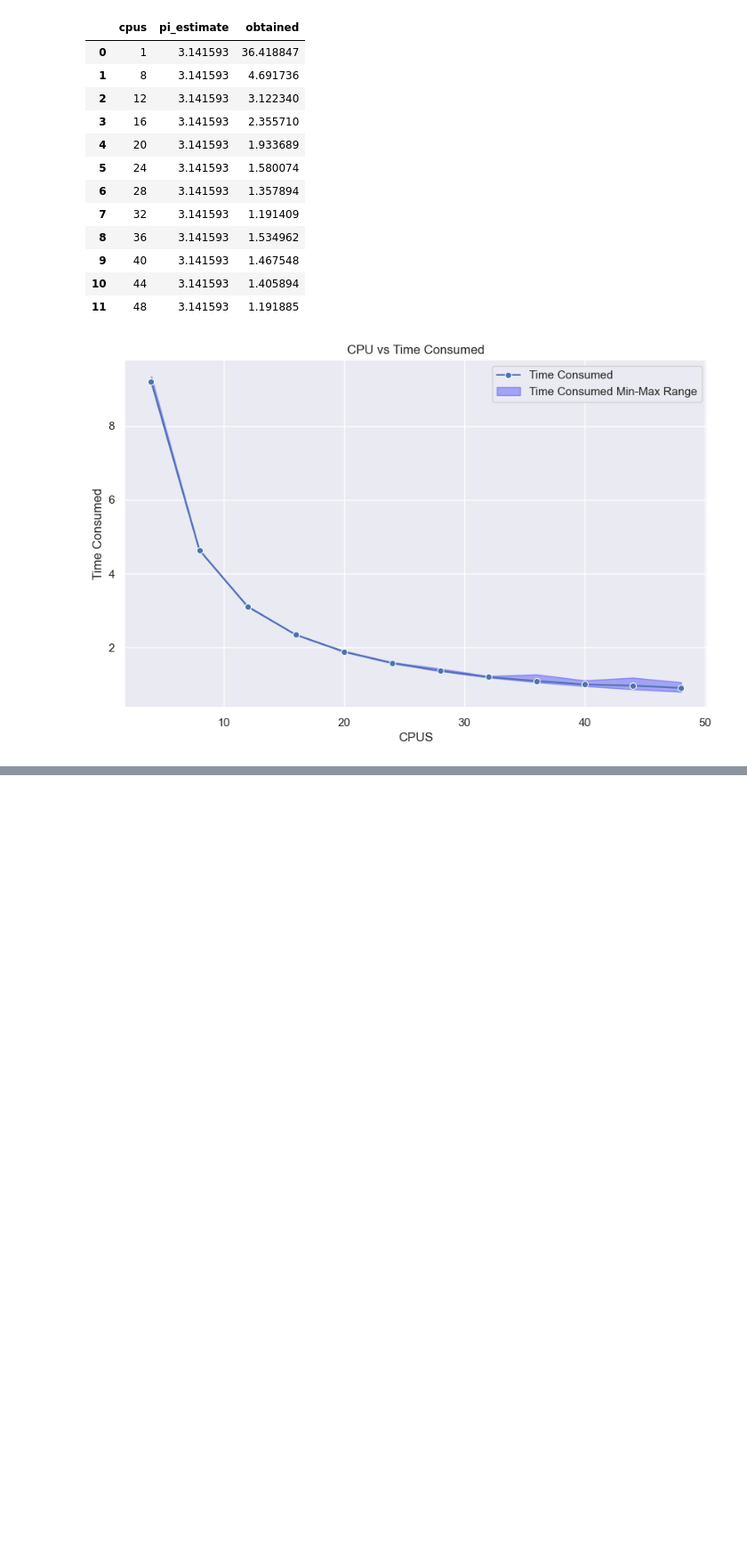
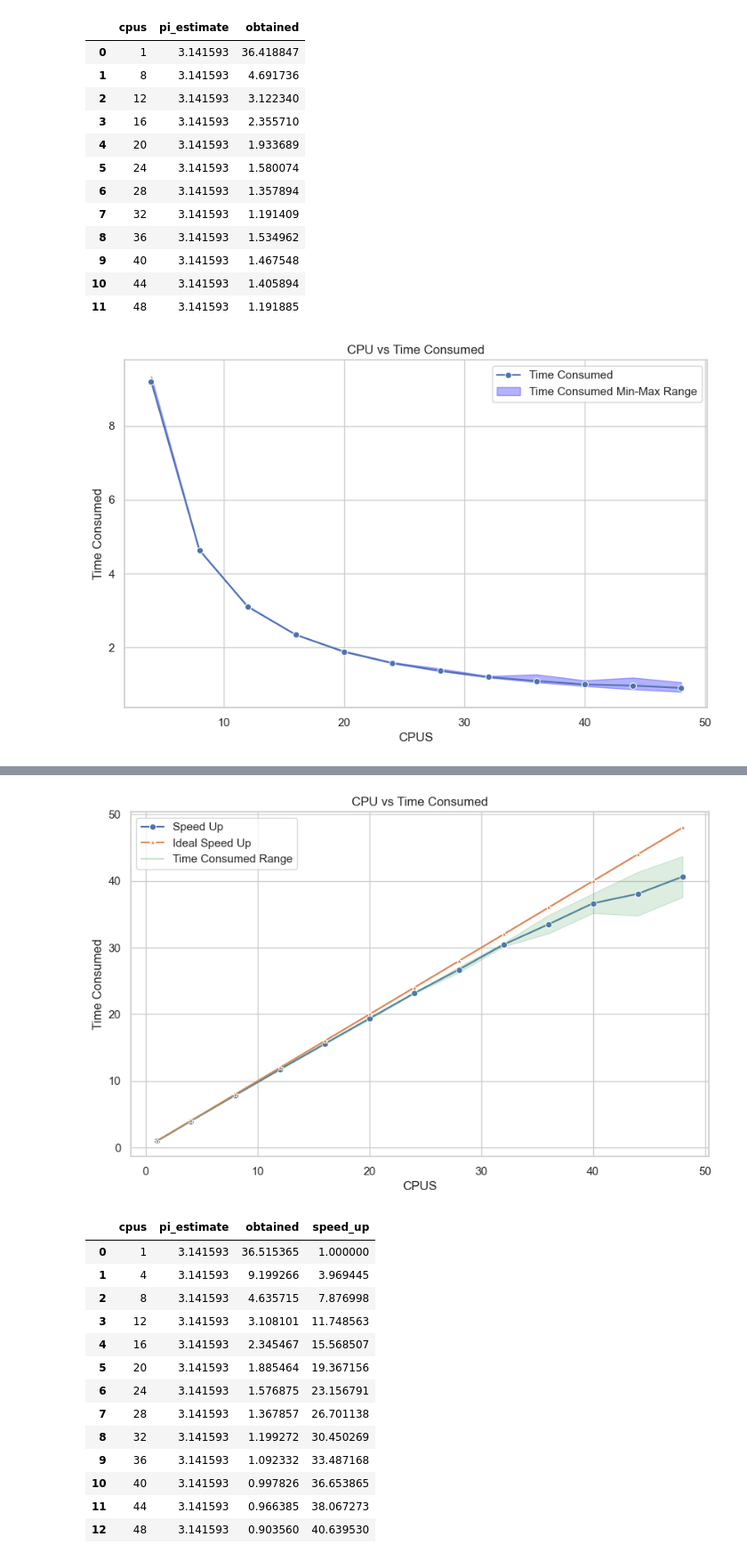
Before and after one commit to dondavan/HPC, a Jupyter notebook: ass2/visualization/pi_vis.ipynb, the cells around one changed output, grey strips where cells are left out. Shown at 89% size. Drawn from its saved outputs; the diff is of its cells as text; code cells hidden in the pictures; blank space fills up the shorter version.

```diff
--- a/ass2/visualization/pi_vis.ipynb
+++ b/ass2/visualization/pi_vis.ipynb
@@ -200,7 +200,7 @@ baseline_time = result_df['obtained'].iloc[0]
 result_df['speed_up'] = baseline_time / result_df['obtained']
 result_df
 
-sns.set(style="darkgrid")
+sns.set(style="whitegrid")
 
 plt.figure(figsize=(10, 6))
 sns.lineplot(x='cpus', y='obtained', data=result_df, label='Time Consumed', marker='o')
@@ -376,0 +219,60 @@ Pandas(Index=260, cpus=48, pi_estimate=3.1415926525897815, obtained=0.827635, sp
+# %%
+import pandas as pd
+
+_, _, _, df_all = extract_values_from_file('../output/pi_4966350.out')
+df_all = df_all.iloc[1:] # ignore the repeated row
+
+
+group_size = 13
+result_df = pd.DataFrame(columns=df_all.columns)
+
+
+for i in range(0, len(df_all), group_size):
+    first_obtained = df_all['obtained'].iloc[i]
+    group_df = df_all.iloc[i:i+group_size].copy()
+    group_df['speed_up'] = first_obtained / group_df['obtained']
+    result_df = pd.concat([result_df, group_df])
+
+result_df['ideal_speed_up'] = result_df['cpus']
+
+start_with = 0 # make it 1 to ignore the first row, to show a more obvious min-max range
+df_all = result_df.groupby('cpus').mean().reset_index().iloc[start_with:]
+df_min = result_df.groupby('cpus').min().reset_index().iloc[start_with:]
+df_max = result_df.groupby('cpus').max().reset_index().iloc[start_with:]
+df_min
+
+sns.set(style="whitegrid")
+
+plt.figure(figsize=(10, 6))
+sns.lineplot(x='cpus', y='speed_up', data=df_all, label='Speed Up', marker='o')
+sns.lineplot(x='cpus', y='ideal_speed_up', data=result_df, label='Ideal Speed Up', marker='*')
+# plt.fill_between(df_all['cpus'], df_min['speed_up'], df_max['speed_up'], color='blue', alpha=0.3, label='Time Consumed Min-Max Range')
+# Use lineplot with ci parameter to add confidence interval
+sns.lineplot(x='cpus', y='speed_up', data=result_df, ci='sd', label='Time Consumed Range', alpha=0.3)
+
+
+
+plt.xlabel('CPUS')
+plt.ylabel('Time Consumed')
+plt.title('CPU vs Time Consumed')
+plt.legend()
+plt.grid(True)
+plt.show()
+
+df_all
+# %% [output]
+[figure, added]
+|  | cpus | pi_estimate | obtained | speed_up |
+| 0 | 1 | 3.141593 | 36.515365 | 1.000000 |
+| 1 | 4 | 3.141593 | 9.199266 | 3.969445 |
+| 2 | 8 | 3.141593 | 4.635715 | 7.876998 |
+| 3 | 12 | 3.141593 | 3.108101 | 11.748563 |
+| 4 | 16 | 3.141593 | 2.345467 | 15.568507 |
+| 5 | 20 | 3.141593 | 1.885464 | 19.367156 |
+| 6 | 24 | 3.141593 | 1.576875 | 23.156791 |
+| 7 | 28 | 3.141593 | 1.367857 | 26.701138 |
+| 8 | 32 | 3.141593 | 1.199272 | 30.450269 |
+| 9 | 36 | 3.141593 | 1.092332 | 33.487168 |
+| 10 | 40 | 3.141593 | 0.997826 | 36.653865 |
+| 11 | 44 | 3.141593 | 0.966385 | 38.067273 |
+| 12 | 48 | 3.141593 | 0.903560 | 40.639530 |
```
Also changed, not shown: parts of 4 cells of this notebook.
